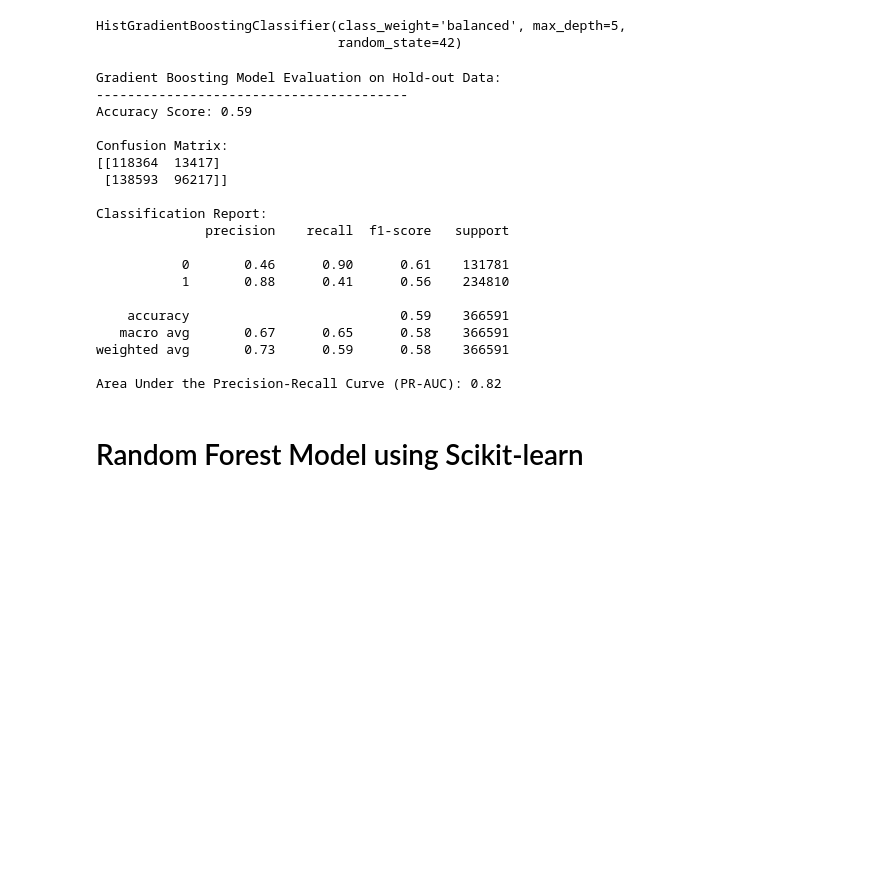
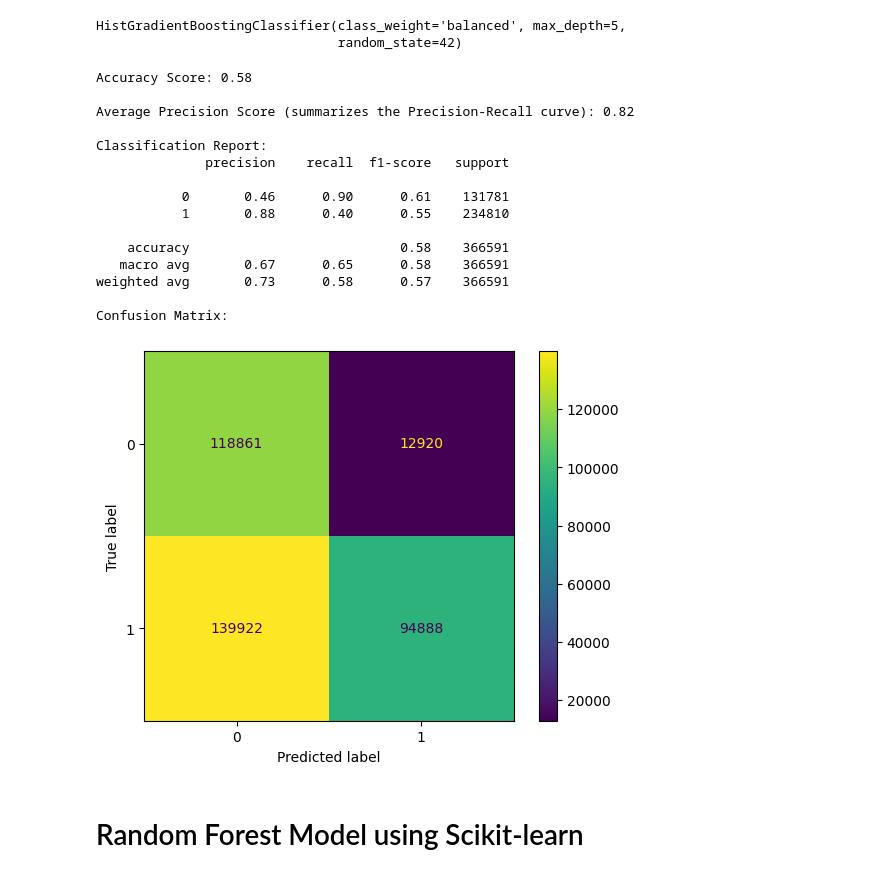
Before and after one commit to Papazian/MADS_Capstone, a Jupyter notebook: Supervised_Learning/Classifier_Model.ipynb, the cells around one changed output. Saved outputs shown, nothing was run; the diff lists cells and outputs as text; code cells hidden in the pictures; blank space fills up the shorter version.

```diff
--- a/Supervised_Learning/Classifier_Model.ipynb
+++ b/Supervised_Learning/Classifier_Model.ipynb
@@ -536,41 +513,31 @@ grad_boost_sklearn_model.fit(X_train.values, y_train)
 HistGradientBoostingClassifier(class_weight='balanced', max_depth=5,
                                random_state=42)
 # %%
-# Score and Evaluate on the hold-out validation partition
+# Make predictions on the holdout validation partition using the Gradient Boosting model
 
-y_pred = grad_boost_sklearn_model.predict(X_test.values)               # Predict binary class (0 or 1)
-y_probs = grad_boost_sklearn_model.predict_proba(X_test.values)[:, 1]  # Predict raw probabilities
+grad_boost_y_pred = grad_boost_sklearn_model.predict(X_test.values)               # Predict binary class (0 or 1)
+grad_boost_y_probs = grad_boost_sklearn_model.predict_proba(X_test.values)[:, 1]  # Predict raw probabilities
-# %%
-# Evaluate the performance
-
-print("Gradient Boosting Model Evaluation on Hold-out Data:")
-print("-" * 40)
-print(f"Accuracy Score: {accuracy_score(y_test, y_pred):.2f}\n")
-print("Confusion Matrix:")
-print(confusion_matrix(y_test, y_pred))
-print("\nClassification Report:")
-print(classification_report(y_test, y_pred))
-print(f"Area Under the Precision-Recall Curve (PR-AUC): {average_precision_score(y_test, y_probs):.2f}\n")
-# %% [output]
-Gradient Boosting Model Evaluation on Hold-out Data:
-----------------------------------------
-Accuracy Score: 0.59
-
-Confusion Matrix:
-[[118364  13417]
- [138593  96217]]
-
-Classification Report:
-              precision    recall  f1-score   support
-
-           0       0.46      0.90      0.61    131781
-           1       0.88      0.41      0.56    234810
-
-    accuracy                           0.59    366591
-   macro avg       0.67      0.65      0.58    366591
-weighted avg       0.73      0.59      0.58    366591
-
-Area Under the Precision-Recall Curve (PR-AUC): 0.82
+# %%
+# Calculate performance metrics on the holdout data to evaluate the Gradient Boosting model
+
+evaluate_classifier(grad_boost_sklearn_model, y_test, grad_boost_y_pred, grad_boost_y_probs)
+# %% [output]
+Accuracy Score: 0.58
+
+Average Precision Score (summarizes the Precision-Recall curve): 0.82
+
+Classification Report:
+              precision    recall  f1-score   support
+
+           0       0.46      0.90      0.61    131781
+           1       0.88      0.40      0.55    234810
+
+    accuracy                           0.58    366591
+   macro avg       0.67      0.65      0.58    366591
+weighted avg       0.73      0.58      0.57    366591
+
+Confusion Matrix:
+[figure, added]
 # %% [markdown]
 # Random Forest Model using Scikit-learn
 # %%
```
Also changed, not shown: parts of 35 cells of this notebook, 2 other files.
